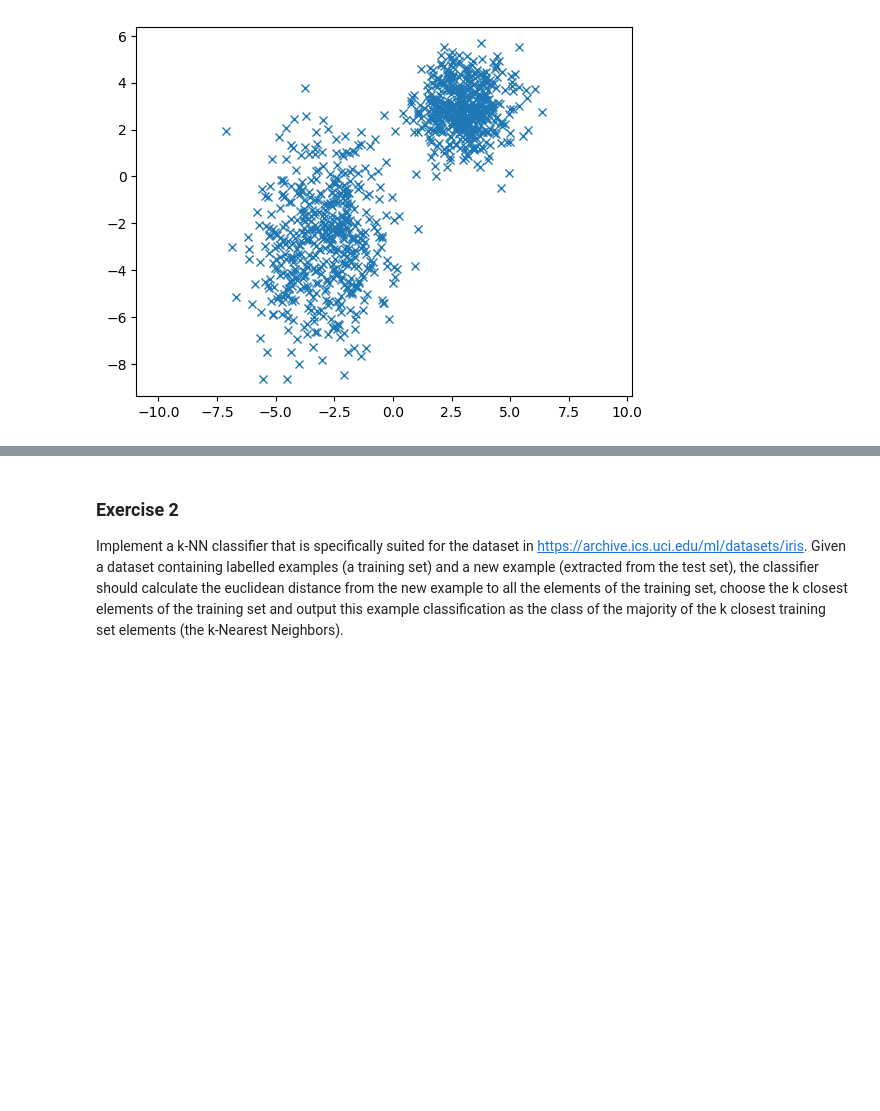
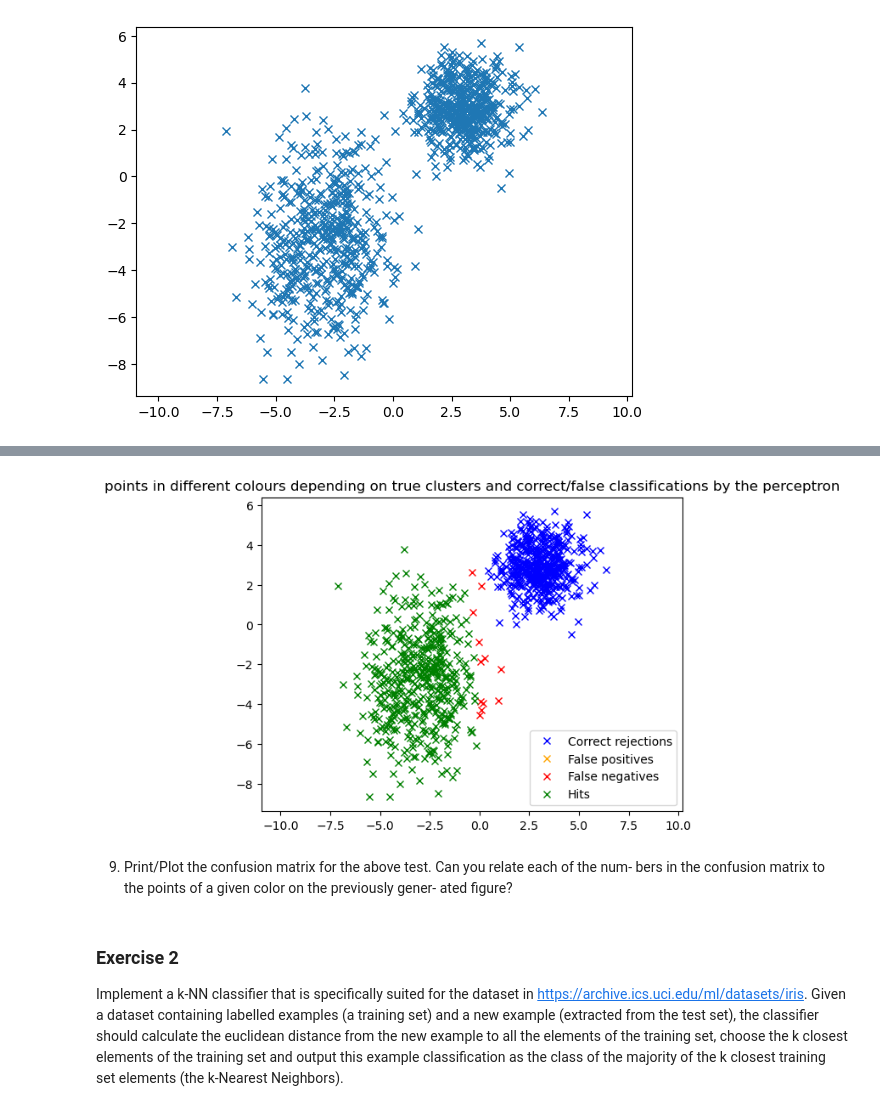
Before and after one commit to jelenameyer/IntroToMachineLearning, a Jupyter notebook: assignments/a2supervised.ipynb, the cells around one changed output, grey strips where cells are left out. Saved outputs shown, nothing was run; the diff lists cells and outputs as text; code cells hidden in the pictures; blank space fills up the shorter version.

```diff
--- a/assignments/a2supervised.ipynb
+++ b/assignments/a2supervised.ipynb
@@ -423,6 +439,7 @@ print(epochsNeeded)
 # %%
+dataCopy = data.copy()
 alpha = 0.0001
-
+howManyEpochs = 20
 w0 = round(random.random(), 2)
 w1 = round(random.random(),2)
 w2 = round(random.random(), 2)
@@ -430,9 +447,8 @@ w2 = round(random.random(), 2)
 d = dataCopy[2]
 o = np.array((perceptron(w0, w1, w2, dataCopy.T)))
 
-for i in range(20):
+for i in range(howManyEpochs):
     e = d - o
-    arrayErrorsAndWeights = np.zeros((1000,4))
     position = 0
     for coordinates in dataCopy.T:
         x1 = coordinates[0]
@@ -442,8 +458,6 @@ for i in range(20):
             w0 += alpha * e[position]
             w1 += alpha * e[position] * x1
             w2 += alpha * e[position] * x2
-
-        arrayErrorsAndWeights[position] = [e[position], w0, w1, w2]
         position += 1
 
     o = np.array((perceptron(w0, w1, w2, dataCopy.T)))
@@ -453,5 +467,5 @@ newColumnDataCopy = np.ones((1, dataCopy.shape[1]))
 dataCopy = np.append(dataCopy, newColumnDataCopy, axis = 0)
 dataCopy[3] = o
 
-print(arrayErrorsAndWeights)
+print(dataCopy.T)
 # %% [output]
@@ -487,3 +528,21 @@ plt.show()
+# %%
+# visualize
+
+plt.plot(pointsCorrectRejectionsX, pointsCorrectRejectionsY, "x", color = "blue", label = "Correct rejections")
+plt.plot(pointsFalsePositivesX, pointsFalsePositivesY, "x", color = "orange", label = "False positives")
+plt.plot(pointsFalseNegativesX, pointsFalseNegativesY, "x", color = "red", label = "False negatives")
+plt.plot(pointsTruePositivesX, pointsTruePositivesY, "x", color = "green", label = "Hits")
+
+
+plt.title("points in different colours depending on true clusters and correct/false classifications by the perceptron")
+plt.legend(loc='lower right')
+
+plt.axis("equal")
+plt.show()
+# %% [output]
+[figure, added]
+# %% [markdown]
+9. Print/Plot the confusion matrix for the above test. Can you relate each of the num- bers in the confusion matrix to the points of a given color on the previously gener- ated figure?
 # %% [markdown]
 ### Exercise 2
 
```
Also changed, not shown: parts of 7 cells of this notebook.
